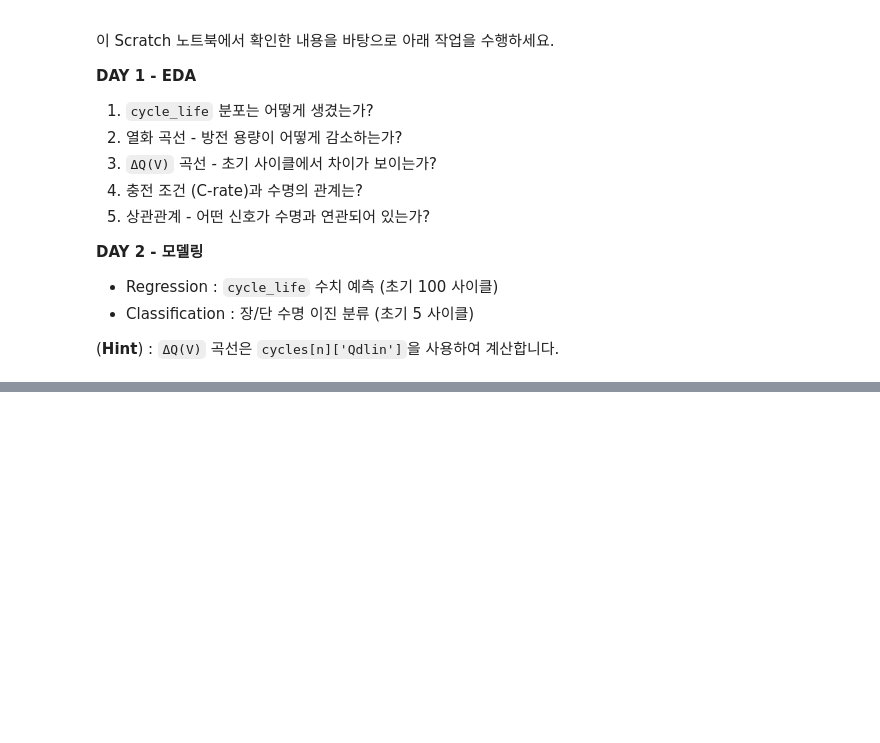
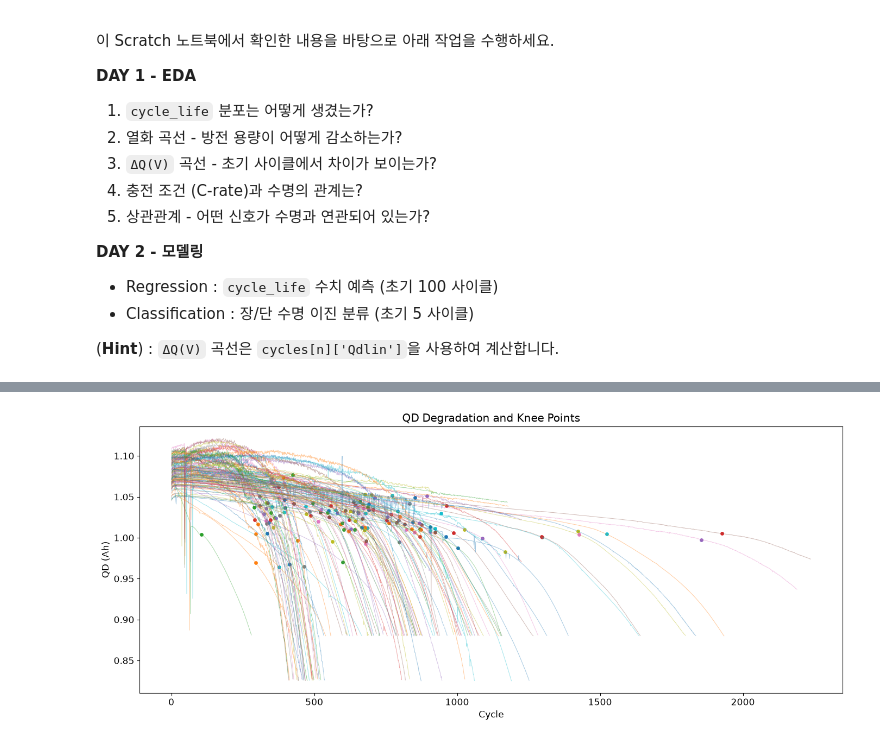
Before and after one commit to luk0715/skala-ds-mini-project, a Jupyter notebook: notebooks/main.ipynb, the cells around one changed output, grey strips where cells are left out. Drawn from its saved outputs; the diff is of its cells as text; code cells hidden in the pictures; blank space fills up the shorter version.

```diff
--- a/notebooks/main.ipynb
+++ b/notebooks/main.ipynb
@@ -688,0 +1350,7 @@ print(cycle_life_df['cycle_life'].describe().round(1))
+# %%
+df_knee = df1[
+    df1['QD'].between(
+        nominal * 0.5,
+        nominal * 1.2
+    )
+].copy()
@@ -688,0 +1434,38 @@ print(cycle_life_df['cycle_life'].describe().round(1))
+# %%
+fig, ax = plt.subplots(figsize=(14, 6))
+
+for (batch_id, cell_id), group in df_knee.groupby(
+        ['batch_id', 'cell_id']
+):
+    group = group.sort_values('cycle')
+
+    ax.plot(
+        group['cycle'],
+        group['QD'],
+        linewidth=0.7,
+        alpha=0.4
+    )
+
+    knee = find_knee_point(group)
+
+    if not np.isnan(knee):
+        knee_row = group.iloc[
+            (group['cycle'] - knee)
+            .abs()
+            .argmin()
+        ]
+
+        ax.scatter(
+            knee_row['cycle'],
+            knee_row['QD'],
+            s=15
+        )
+
+ax.set_xlabel('Cycle')
+ax.set_ylabel('QD (Ah)')
+ax.set_title('QD Degradation and Knee Points')
+
+plt.tight_layout()
+plt.show()
+# %% [output]
+[figure, added]
```
Also changed, not shown: parts of 35 cells of this notebook.
